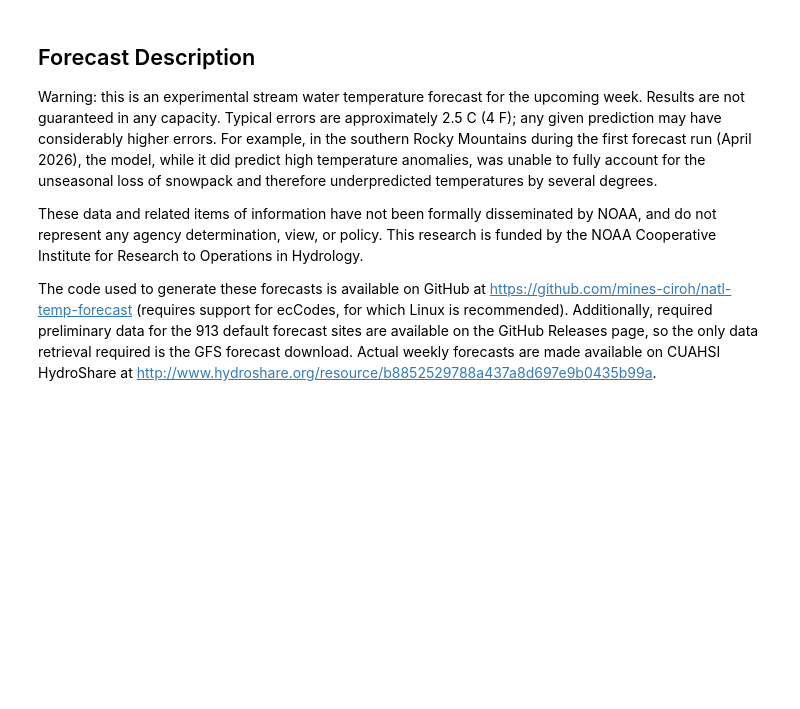
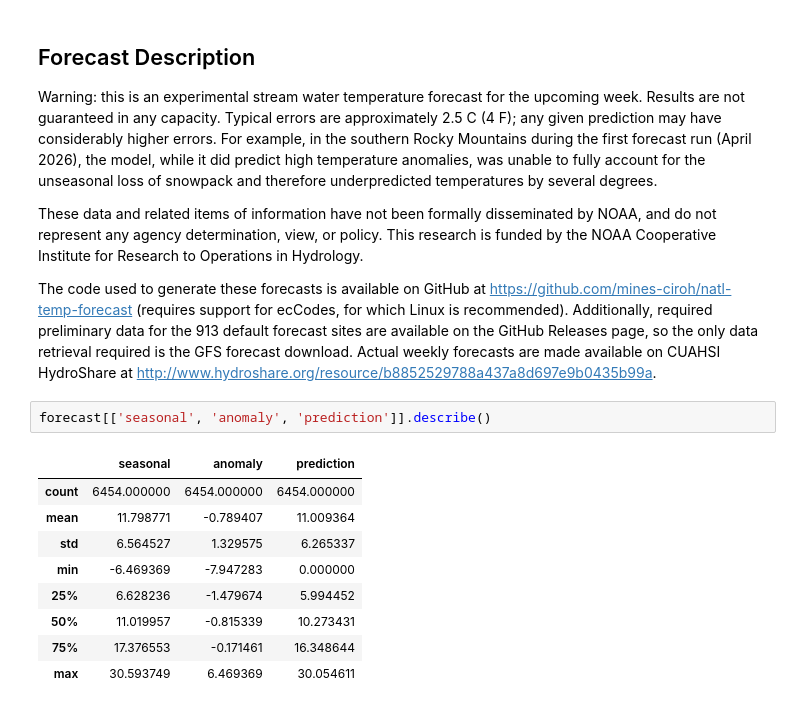
Before and after one commit to mines-ciroh/natl-temp-forecast, a Jupyter notebook: forecast.ipynb, the cells around one changed output. Cells and saved outputs as stored; diff of their text form; blank space fills up the shorter version.

```diff
--- a/forecast.ipynb
+++ b/forecast.ipynb
@@ -205,4 +205,16 @@ Warning: this is an experimental stream water temperature forecast for the upcom
 These data and related items of information have not been formally disseminated by NOAA, and do not represent any agency determination, view, or policy. This research is funded by the NOAA Cooperative Institute for Research to Operations in Hydrology.
 
 The code used to generate these forecasts is available on GitHub at https://github.com/mines-ciroh/natl-temp-forecast (requires support for ecCodes, for which Linux is recommended). Additionally, required preliminary data for the 913 default forecast sites are available on the GitHub Releases page, so the only data retrieval required is the GFS forecast download. Actual weekly forecasts are made available on CUAHSI HydroShare at http://www.hydroshare.org/resource/b8852529788a437a8d697e9b0435b99a.
+# %%
+forecast[['seasonal', 'anomaly', 'prediction']].describe()
+# %% [output]
+|  | seasonal | anomaly | prediction |
+| count | 6454.000000 | 6454.000000 | 6454.000000 |
+| mean | 11.798771 | -0.789407 | 11.009364 |
+| std | 6.564527 | 1.329575 | 6.265337 |
+| min | -6.469369 | -7.947283 | 0.000000 |
+| 25% | 6.628236 | -1.479674 | 5.994452 |
+| 50% | 11.019957 | -0.815339 | 10.273431 |
+| 75% | 17.376553 | -0.171461 | 16.348644 |
+| max | 30.593749 | 6.469369 | 30.054611 |
 # %%
```
Also changed, not shown: parts of 2 cells of this notebook, 1 other file.
